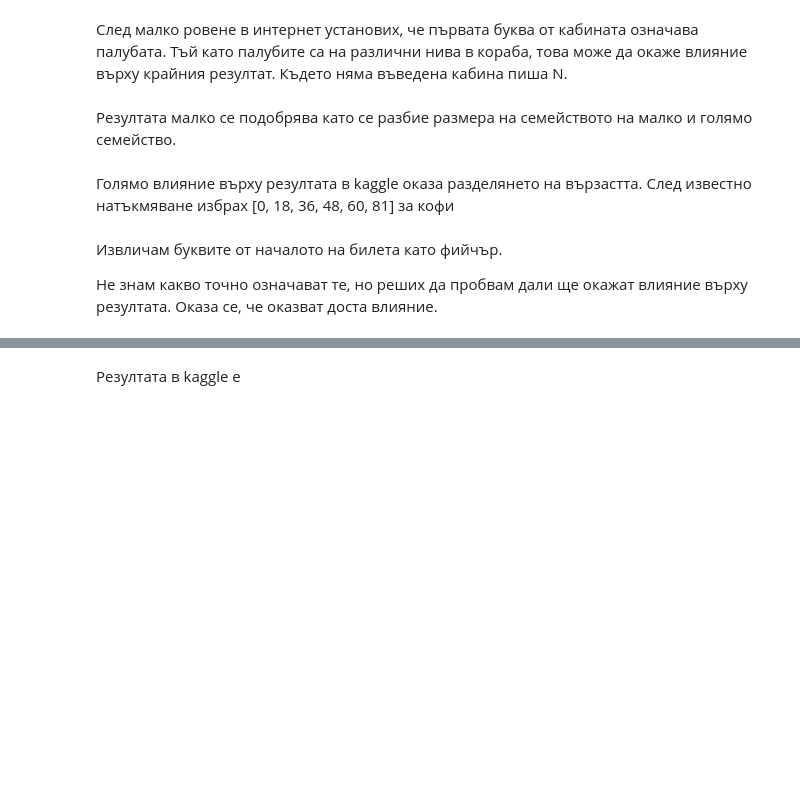
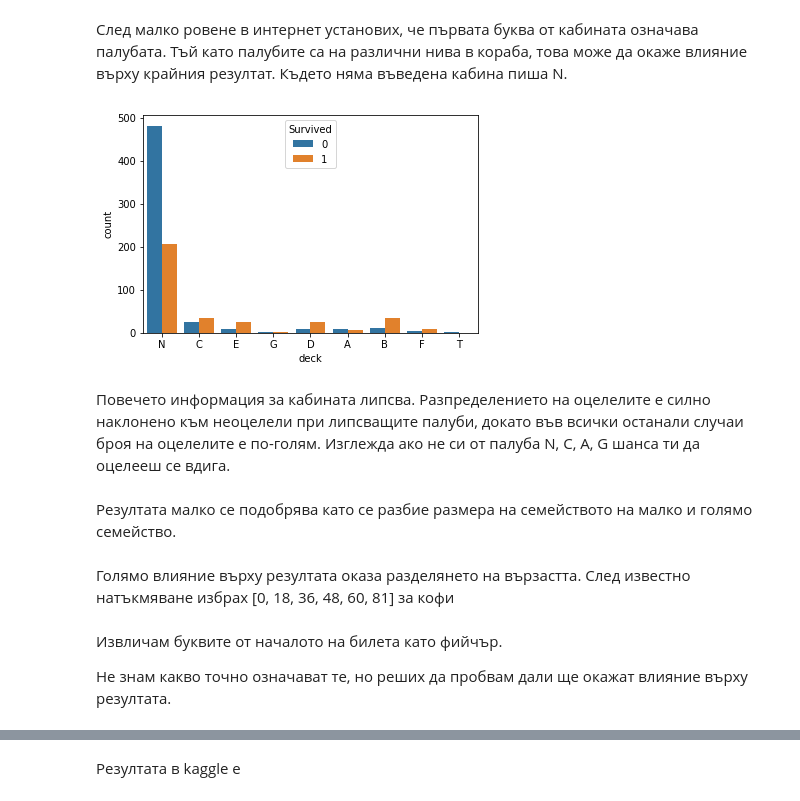
Before and after one commit to thalvadzhi/Machine-Learning-with-Python, a Jupyter notebook: hw1/Task 2/Titanic Improved.ipynb, the cells around one changed output, grey strips where cells are left out. Drawn from its saved outputs; the diff is of its cells as text; code cells hidden in the pictures; blank space fills up the shorter version.

```diff
--- a/hw1/Task 2/Titanic Improved.ipynb
+++ b/hw1/Task 2/Titanic Improved.ipynb
@@ -9,6 +10,6 @@ from IPython.display import display
 
 %matplotlib inline
 # %%
-train_data = pd.read_csv('titanic/train.csv', index_col='PassengerId')
-test_data = pd.read_csv('titanic/test.csv', index_col='PassengerId')
+train = pd.read_csv('titanic/train.csv', index_col='PassengerId')
+test = pd.read_csv('titanic/test.csv', index_col='PassengerId')
 # %%
@@ -53,9 +58,18 @@ def fill_fare(data):
 # %% [markdown]
 След малко ровене в интернет установих, че първата буква от кабината означава палубата. Тъй като палубите са на различни нива в кораба, това може да окаже влияние върху крайния резултат. Където няма въведена кабина пиша N.
 # %%
-def get_decks(data):
+def add_decks(data_in):
+    data = data_in.copy()
     data["deck"] = data.Cabin.str[0]
     data["deck"] = data.deck.fillna("N")
+    return data
+# %%
+train_with_deck = add_decks(train)
+sns.countplot('deck', hue='Survived', data=train_with_deck);
+# %% [output]
+[figure, added]
+# %% [markdown]
+Повечето информация за кабината липсва. Разпределението на оцелелите е силно наклонено към неоцелели при липсващите палуби, докато във всички останали случаи броя на оцелелите е по-голям. Изглежда ако не си от палуба N, C, A, G шанса ти да оцелееш се вдига.
 # %% [markdown]
 Резултата малко се подобрява като се разбие размера на семейството на малко и голямо семейство.
 # %%
@@ -67,3 +83,3 @@ def bin_family(data):
 # %% [markdown]
-Голямо влияние върху резултата в kaggle оказа разделянето на вързастта. След известно натъкмяване избрах [0, 18, 36, 48, 60, 81] за кофи
+Голямо влияние върху резултата оказа разделянето на вързастта. След известно натъкмяване избрах [0, 18, 36, 48, 60, 81] за кофи
 # %%
@@ -76,5 +93,5 @@ def bin_age(data):
 # %% [markdown]
 Извличам буквите от началото на билета като фийчър.
 
-Не знам какво точно означават те, но реших да пробвам дали ще окажат влияние върху резултата. Оказа се, че оказват доста влияние.
+Не знам какво точно означават те, но реших да пробвам дали ще окажат влияние върху резултата.
 # %%
```
Also changed, not shown: parts of 41 cells of this notebook, 2 other files.
